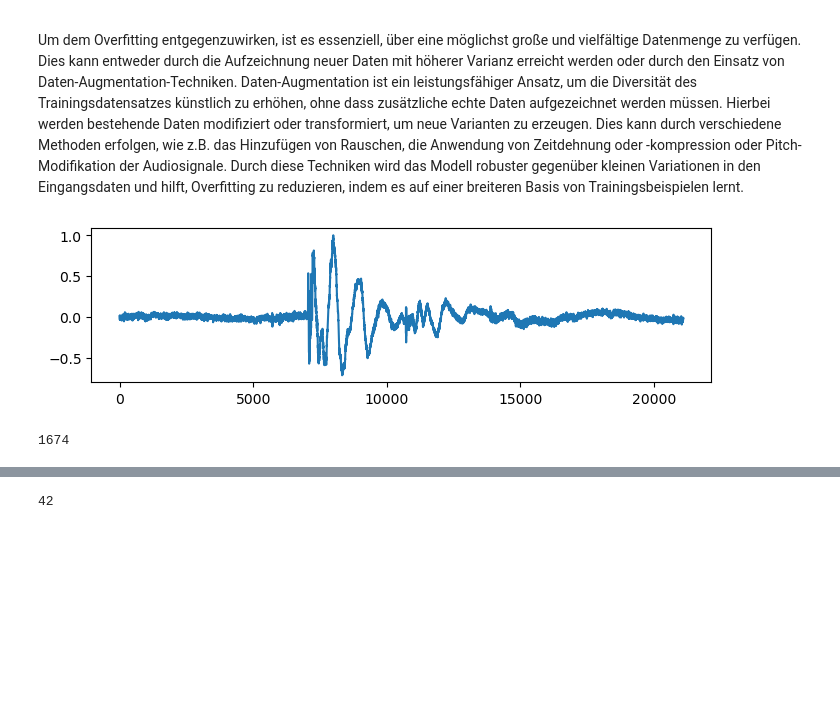
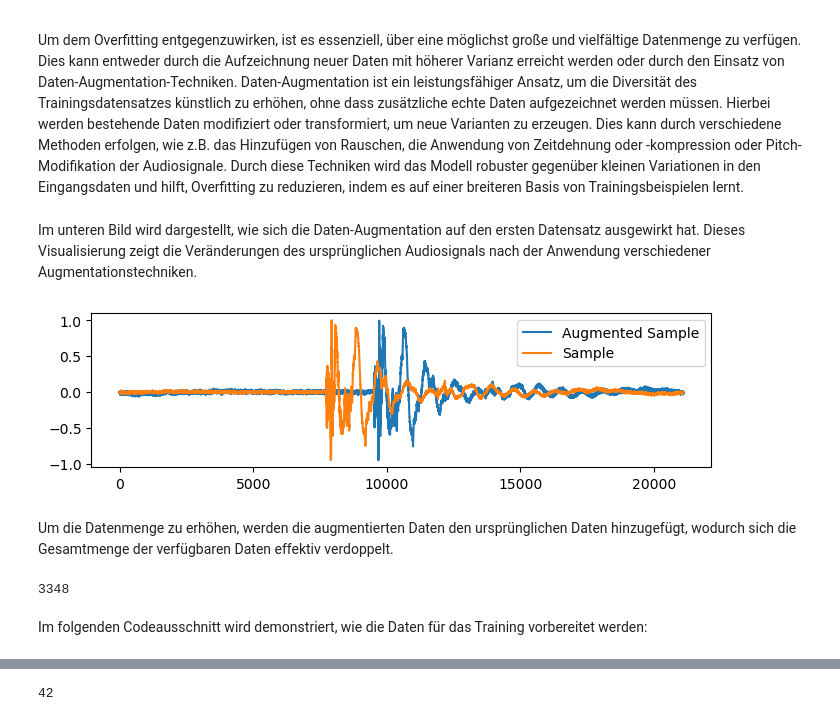
Before and after one commit to Raalit00/Applied_AI_Audio_button_to_text, a Jupyter notebook: AAI_projekt_full.ipynb, the cells around one changed output, grey strips where cells are left out. Cells and saved outputs as stored; diff of their text form; code cells hidden in the pictures; blank space fills up the shorter version.

```diff
--- a/AAI_projekt_full.ipynb
+++ b/AAI_projekt_full.ipynb
@@ -296,16 +296,23 @@ augmented_samples_list = []
 for sample in trimmed_data:
     augmented_sample = augment(samples=sample, sample_rate=len(trimmed_data[0]))
     augmented_samples_list.append(augmented_sample)
+# %% [markdown]
+Im unteren Bild wird dargestellt, wie sich die Daten-Augmentation auf den ersten Datensatz ausgewirkt hat. Dieses Visualisierung zeigt die Veränderungen des ursprünglichen Audiosignals nach der Anwendung verschiedener Augmentationstechniken.
 # %%
 plt.figure(figsize=(8, 2))
-plt.plot(augmented_samples_list[1])
+plt.plot(augmented_samples_list[0], label='Augmented Sample')
+plt.plot(trimmed_data[0], label='Sample')
+plt.legend()
 plt.show()
 # %% [output]
-[figure, old version]
+[figure, new version]
+# %% [markdown]
+Um die Datenmenge zu erhöhen, werden die augmentierten Daten den ursprünglichen Daten hinzugefügt, wodurch sich die Gesamtmenge der verfügbaren Daten effektiv verdoppelt.
 # %%
 training_data = trimmed_data + augmented_samples_list
+# verhindert, dass bei jede Ausführung die Labels addiert werden.
 if len(labels) != len(training_data):
     labels_train = labels + labels
-len(labels)
+len(training_data)
 # %% [output]
-1674
+3348
@@ -317 +319,3 @@ encoded_labels = encoder.fit_transform(labels_train)
+# %% [markdown]
+Im folgenden Codeausschnitt wird demonstriert, wie die Daten für das Training vorbereitet werden:
 # %%
```
Also changed, not shown: parts of 12 cells of this notebook.
